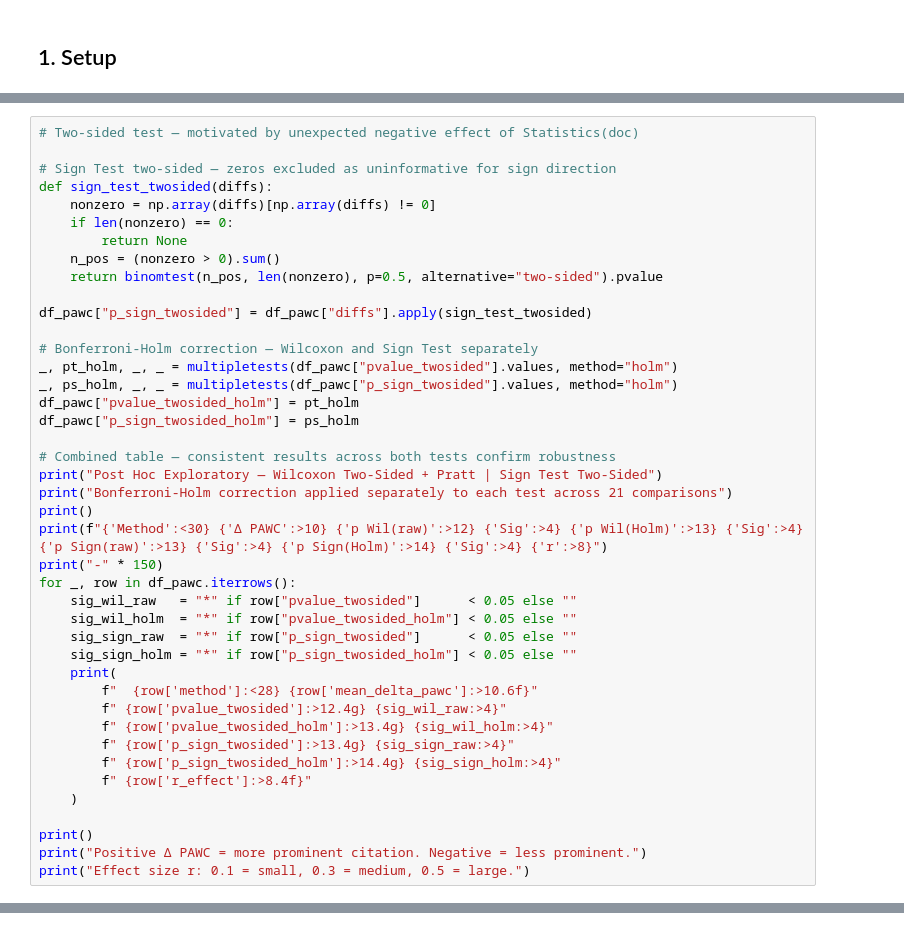
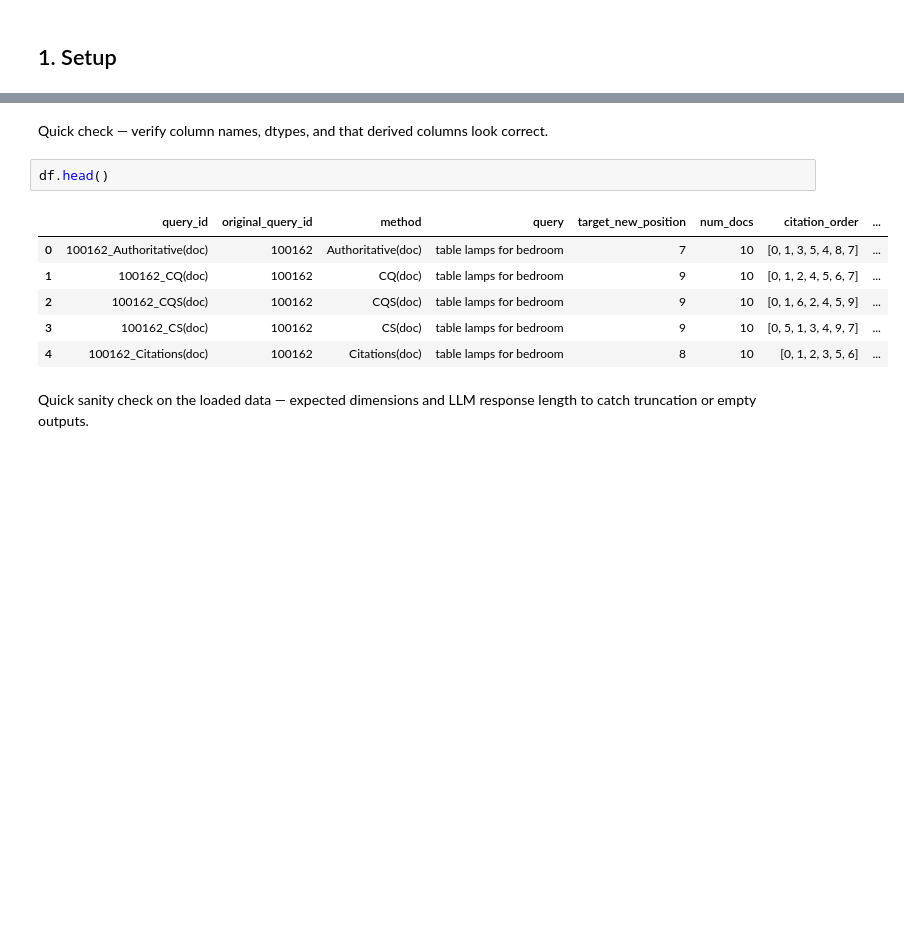
Before and after one commit to leonard-rampf/geo-experiment, a Jupyter notebook: notebook/5_evaluation/5_evaluation_main_v3.ipynb, the cells around one changed output, grey strips where cells are left out. Drawn from its saved outputs; the diff is of its cells as text; blank space fills up the shorter version.

```diff
--- a/notebook/5_evaluation/5_evaluation_main_v3.ipynb
+++ b/notebook/5_evaluation/5_evaluation_main_v3.ipynb
@@ -1201,42 +22,0 @@ Effect size r: 0.1 = small, 0.3 = medium, 0.5 = large.
-# %%
-# Two-sided test — motivated by unexpected negative effect of Statistics(doc)
-
-# Sign Test two-sided — zeros excluded as uninformative for sign direction
-def sign_test_twosided(diffs):
-    nonzero = np.array(diffs)[np.array(diffs) != 0]
-    if len(nonzero) == 0:
-        return None
-    n_pos = (nonzero > 0).sum()
-    return binomtest(n_pos, len(nonzero), p=0.5, alternative="two-sided").pvalue
-
-df_pawc["p_sign_twosided"] = df_pawc["diffs"].apply(sign_test_twosided)
-
-# Bonferroni-Holm correction — Wilcoxon and Sign Test separately
-_, pt_holm, _, _ = multipletests(df_pawc["pvalue_twosided"].values, method="holm")
-_, ps_holm, _, _ = multipletests(df_pawc["p_sign_twosided"].values, method="holm")
-df_pawc["pvalue_twosided_holm"] = pt_holm
-df_pawc["p_sign_twosided_holm"] = ps_holm
-
-# Combined table — consistent results across both tests confirm robustness
-print("Post Hoc Exploratory — Wilcoxon Two-Sided + Pratt | Sign Test Two-Sided")
-print("Bonferroni-Holm correction applied separately to each test across 21 comparisons")
-print()
-print(f"{'Method':<30} {'Δ PAWC':>10} {'p Wil(raw)':>12} {'Sig':>4} {'p Wil(Holm)':>13} {'Sig':>4} {'p Sign(raw)':>13} {'Sig':>4} {'p Sign(Holm)':>14} {'Sig':>4} {'r':>8}")
-print("-" * 150)
-for _, row in df_pawc.iterrows():
-    sig_wil_raw   = "*" if row["pvalue_twosided"]      < 0.05 else ""
-    sig_wil_holm  = "*" if row["pvalue_twosided_holm"] < 0.05 else ""
-    sig_sign_raw  = "*" if row["p_sign_twosided"]      < 0.05 else ""
-    sig_sign_holm = "*" if row["p_sign_twosided_holm"] < 0.05 else ""
-    print(
-        f"  {row['method']:<28} {row['mean_delta_pawc']:>10.6f}"
-        f" {row['pvalue_twosided']:>12.4g} {sig_wil_raw:>4}"
-        f" {row['pvalue_twosided_holm']:>13.4g} {sig_wil_holm:>4}"
-        f" {row['p_sign_twosided']:>13.4g} {sig_sign_raw:>4}"
-        f" {row['p_sign_twosided_holm']:>14.4g} {sig_sign_holm:>4}"
-        f" {row['r_effect']:>8.4f}"
-    )
-
-print()
-print("Positive Δ PAWC = more prominent citation. Negative = less prominent.")
-print("Effect size r: 0.1 = small, 0.3 = medium, 0.5 = large.")
@@ -1260,0 +108,13 @@ Effect size r: 0.1 = small, 0.3 = medium, 0.5 = large.
+# %% [markdown]
+Quick check — verify column names, dtypes, and that derived columns look correct.
+# %%
+df.head()
+# %% [output]
+|  | query_id | original_query_id | method | query | target_new_position | num_docs | citation_order | ... |
+| 0 | 100162_Authoritative(doc) | 100162 | Authoritative(doc) | table lamps for bedroom | 7 | 10 | [0, 1, 3, 5, 4, 8, 7] | ... |
+| 1 | 100162_CQ(doc) | 100162 | CQ(doc) | table lamps for bedroom | 9 | 10 | [0, 1, 2, 4, 5, 6, 7] | ... |
+| 2 | 100162_CQS(doc) | 100162 | CQS(doc) | table lamps for bedroom | 9 | 10 | [0, 1, 6, 2, 4, 5, 9] | ... |
+| 3 | 100162_CS(doc) | 100162 | CS(doc) | table lamps for bedroom | 9 | 10 | [0, 5, 1, 3, 4, 9, 7] | ... |
+| 4 | 100162_Citations(doc) | 100162 | Citations(doc) | table lamps for bedroom | 8 | 10 | [0, 1, 2, 3, 5, 6] | ... |
+# %% [markdown]
+Quick sanity check on the loaded data — expected dimensions and LLM response length to catch truncation or empty outputs.
```
Also changed, not shown: parts of 51 cells of this notebook, 4 other files.
